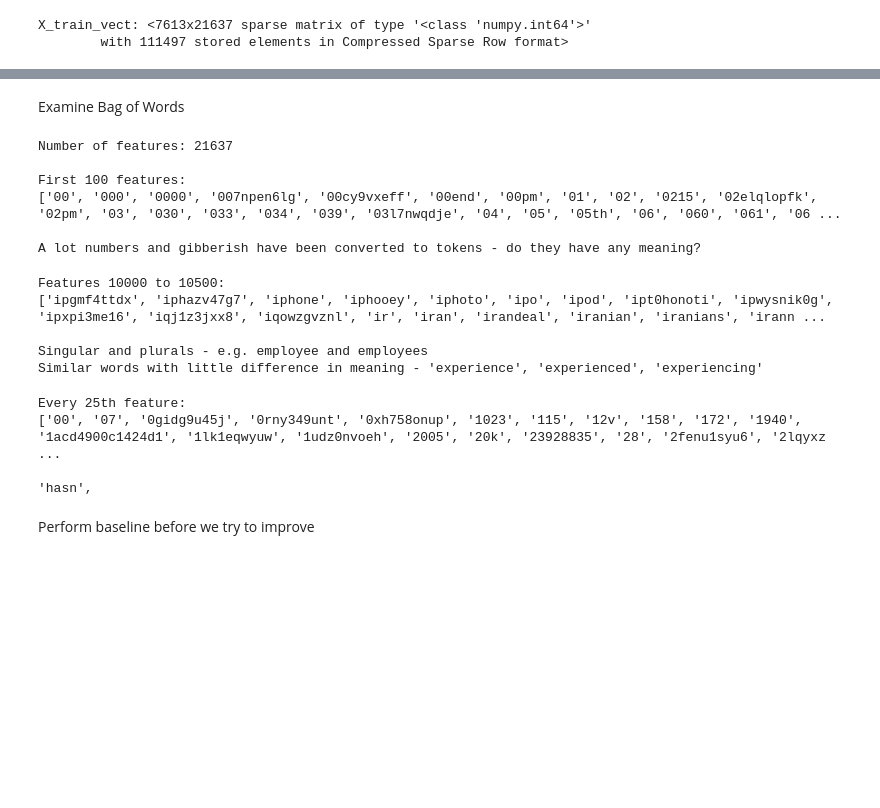
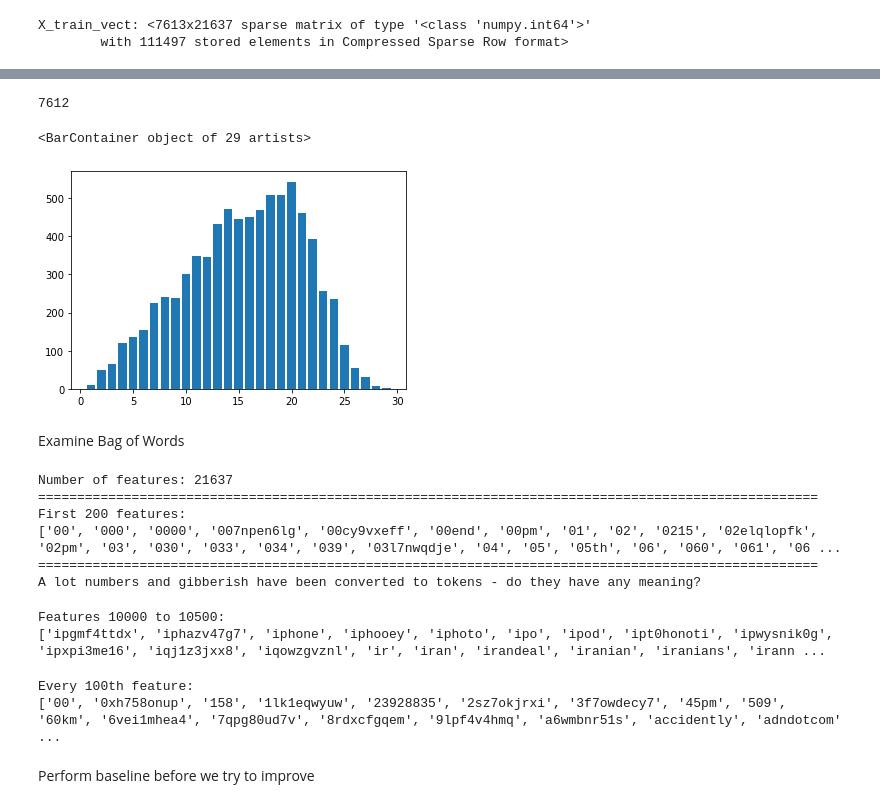
Before and after one commit to jennamurphymcad/Final-Project, a Jupyter notebook: Disaster/Final_Analysis_Disaster.ipynb, the cells around one changed output, grey strips where cells are left out. Cells and saved outputs as stored; diff of their text form; code cells hidden in the pictures; blank space fills up the shorter version.

```diff
--- a/Disaster/Initial_Analysis_Disaster.ipynb
+++ b/Disaster/Final_Analysis_Disaster.ipynb
@@ -125,40 +154,43 @@ Dense representation of bag_of_words::
+# %%
+tweet_length_in_tokens = []
+frequency = []
+for x in range (1, len(dict)):
+    tweet_length_in_tokens.append(x)
+    frequency.append(dict[x])
+
+print(sum(frequency))
+
+plt.bar(tweet_length_in_tokens, frequency)
+# %% [output]
+7612
+<BarContainer object of 29 artists>
+[figure, added]
 # %% [markdown]
 Examine Bag of Words
 # %%
 feature_names = vectorizer.get_feature_names()
-
 print("Number of features: {}".format(len(feature_names)))
-print()
-print("First 100 features: \n{}".format(feature_names[:2000]))
-print()
+print(100*"=")
+print("First 200 features: \n{}".format(feature_names[:200]))
+print(100*"=")
 print("A lot numbers and gibberish have been converted to tokens - do they have any meaning?")
 # %% [output]
 Number of features: 21637
-
-First 100 features:
+====================================================================================================
+First 200 features:
 ['00', '000', '0000', '007npen6lg', '00cy9vxeff', '00end', '00pm', '01', '02', '0215', '02elqlopfk', '02pm', '03', '030', '033', '034', '039', '03l7nwqdje', '04', '05', '05th', '06', '060', '061', '06 ...
-
+====================================================================================================
 A lot numbers and gibberish have been converted to tokens - do they have any meaning?
-# %%
-print("Features 10000 to 10500: \n{}".format(feature_names[10000:10500]))
-print()
-print("Singular and plurals - e.g. employee and employees")
-print("Similar words with little difference in meaning - 'experience', 'experienced', 'experiencing' ")
-# %% [output]
-Features 10000 to 10500:
-['ipgmf4ttdx', 'iphazv47g7', 'iphone', 'iphooey', 'iphoto', 'ipo', 'ipod', 'ipt0honoti', 'ipwysnik0g', 'ipxpi3me16', 'iqj1z3jxx8', 'iqowzgvznl', 'ir', 'iran', 'irandeal', 'iranian', 'iranians', 'irann ...
-
-Singular and plurals - e.g. employee and employees
-Similar words with little difference in meaning - 'experience', 'experienced', 'experiencing'
+# %%
+print("Features 10000 to 10500: \n{}".format(feature_names[10000:10050]))
+# %% [output]
+Features 10000 to 10500:
+['ipgmf4ttdx', 'iphazv47g7', 'iphone', 'iphooey', 'iphoto', 'ipo', 'ipod', 'ipt0honoti', 'ipwysnik0g', 'ipxpi3me16', 'iqj1z3jxx8', 'iqowzgvznl', 'ir', 'iran', 'irandeal', 'iranian', 'iranians', 'irann ...
 # %%
-print("Every 25th feature: \n{}".format(feature_names[::25]))
-print()
-print("'hasn', ")
+print("Every 100th feature: \n{}".format(feature_names[::100]))
 # %% [output]
-Every 25th feature:
-['00', '07', '0gidg9u45j', '0rny349unt', '0xh758onup', '1023', '115', '12v', '158', '172', '1940', '1acd4900c1424d1', '1lk1eqwyuw', '1udz0nvoeh', '2005', '20k', '23928835', '28', '2fenu1syu6', '2lqyxz ...
-
-'hasn',
+Every 100th feature:
+['00', '0xh758onup', '158', '1lk1eqwyuw', '23928835', '2sz7okjrxi', '3f7owdecy7', '45pm', '509', '60km', '6vei1mhea4', '7qpg80ud7v', '8rdxcfgqem', '9lpf4v4hmq', 'a6wmbnr51s', 'accidently', 'adndotcom' ...
 # %% [markdown]
 Perform baseline before we try to improve
 # %%
```
Also changed, not shown: parts of 53 cells of this notebook, 6 other files.
